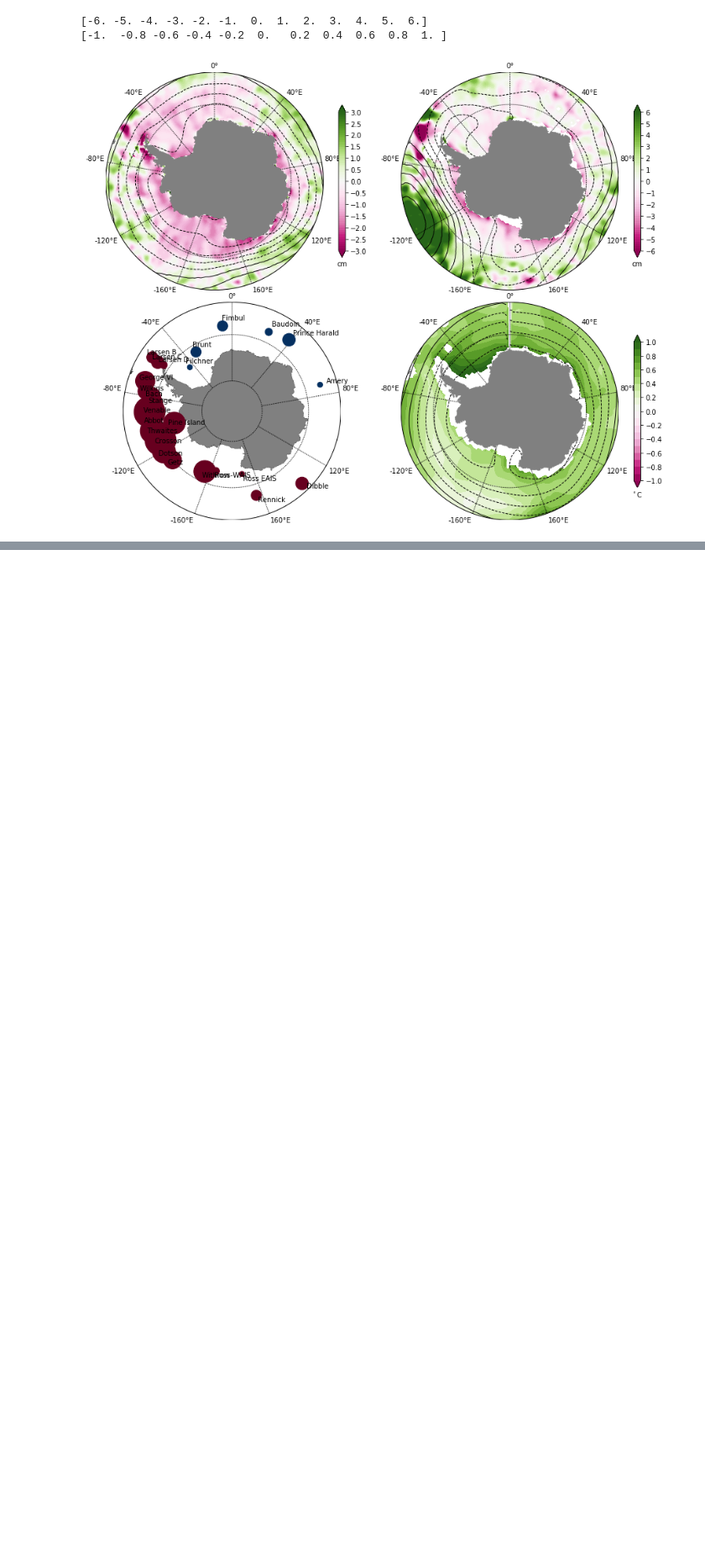
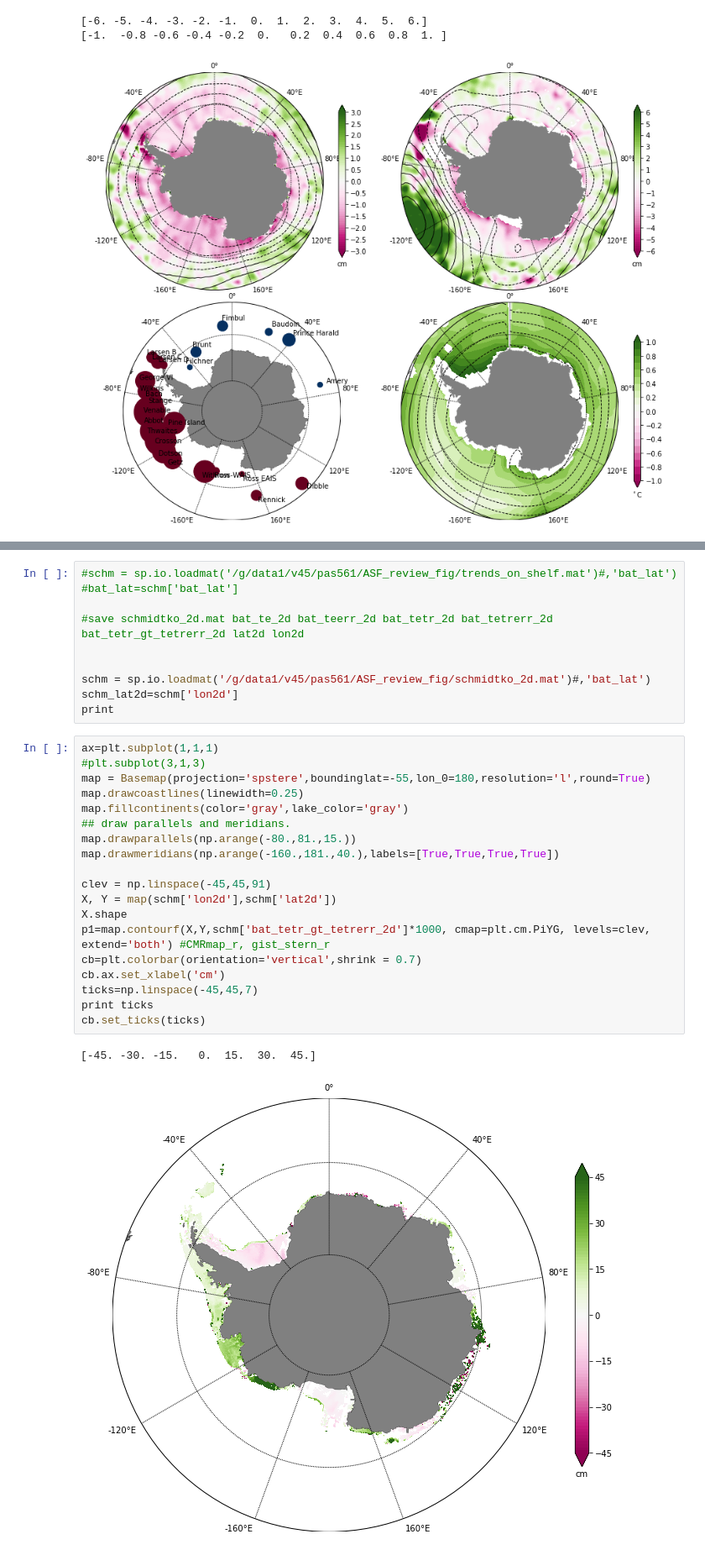
Before and after one commit to PaulSpence/pre21_notebooks, a Jupyter notebook: ASF_Review_Fig.ipynb, the cells around one changed output, grey strips where cells are left out. Shown at 84% size. Cells and saved outputs as stored; diff of their text form; blank space fills up the shorter version.

```diff
--- a/ASF_Review_Fig.ipynb
+++ b/ASF_Review_Fig.ipynb
@@ -1346,0 +1445,32 @@ plt.savefig(of,dpi=220)
+# %%
+#schm = sp.io.loadmat('/g/data1/v45/pas561/ASF_review_fig/trends_on_shelf.mat')#,'bat_lat')
+#bat_lat=schm['bat_lat']
+
+#save schmidtko_2d.mat bat_te_2d bat_teerr_2d bat_tetr_2d bat_tetrerr_2d bat_tetr_gt_tetrerr_2d lat2d lon2d
+
+
+schm = sp.io.loadmat('/g/data1/v45/pas561/ASF_review_fig/schmidtko_2d.mat')#,'bat_lat')
+schm_lat2d=schm['lon2d']
+print
+# %%
+ax=plt.subplot(1,1,1)
+#plt.subplot(3,1,3)
+map = Basemap(projection='spstere',boundinglat=-55,lon_0=180,resolution='l',round=True)
+map.drawcoastlines(linewidth=0.25)
+map.fillcontinents(color='gray',lake_color='gray')
+## draw parallels and meridians.
+map.drawparallels(np.arange(-80.,81.,15.))
+map.drawmeridians(np.arange(-160.,181.,40.),labels=[True,True,True,True])
+
+clev = np.linspace(-45,45,91)
+X, Y = map(schm['lon2d'],schm['lat2d'])
+X.shape
+p1=map.contourf(X,Y,schm['bat_tetr_gt_tetrerr_2d']*1000, cmap=plt.cm.PiYG, levels=clev, extend='both') #CMRmap_r, gist_stern_r
+cb=plt.colorbar(orientation='vertical',shrink = 0.7)
+cb.ax.set_xlabel('cm')
+ticks=np.linspace(-45,45,7)
+print ticks
+cb.set_ticks(ticks)
+# %% [output]
+[-45. -30. -15.   0.  15.  30.  45.]
+[figure, added]
```
Also changed, not shown: parts of 11 cells of this notebook, 2 other files.
